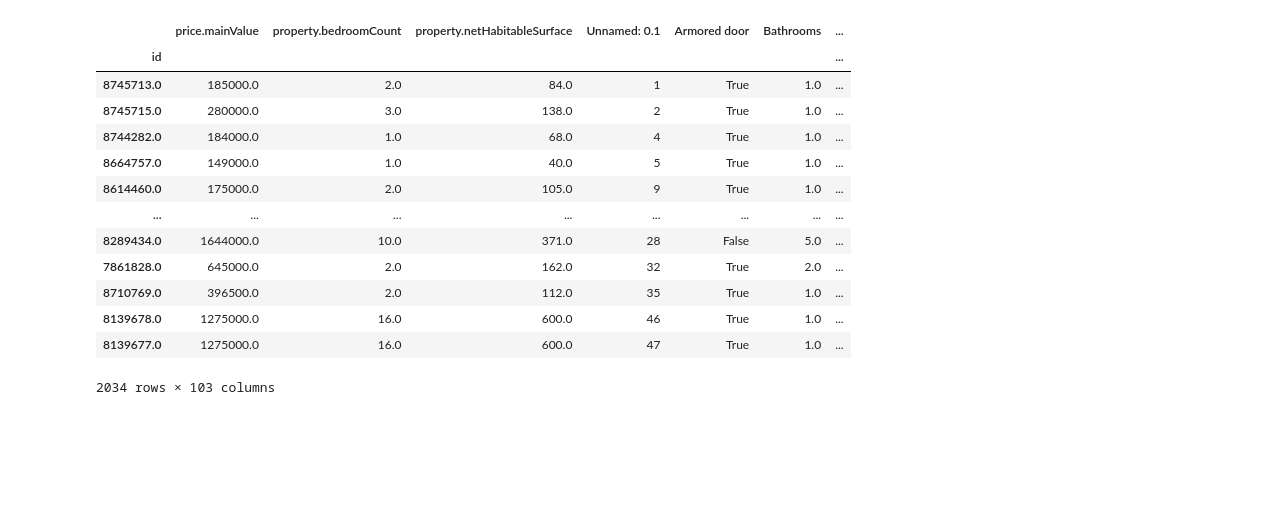
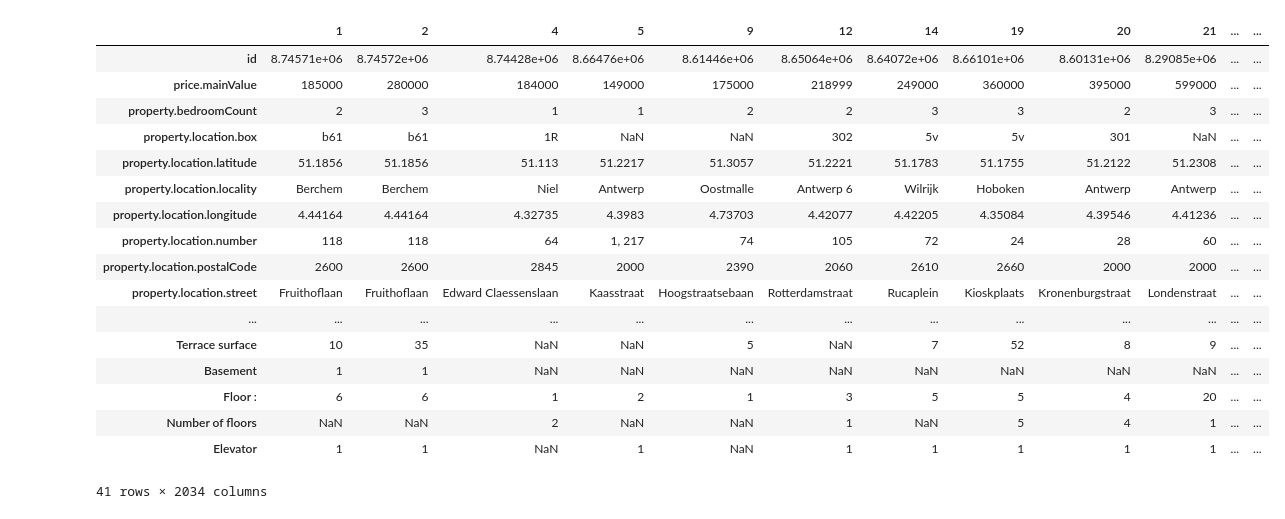
Before and after one commit to JonasHeymans/appartementen, a Jupyter notebook: geo_data.ipynb, the cells around one changed output. Saved outputs shown, nothing was run; the diff lists cells and outputs as text; code cells hidden in the pictures; blank space fills up the shorter version.

```diff
--- a/geo_data.ipynb
+++ b/geo_data.ipynb
@@ -1,20 +1,28 @@
 # %%
 import pandas as pd
 # %%
-df = pd.read_pickle('files/preprosessed.pkl')
+df = pd.read_pickle('files/cleaned.pkl')
 # %%
+
+
+
+df.T
 # %% [output]
-|  | price.mainValue | property.bedroomCount | property.netHabitableSurface | Unnamed: 0.1 | Armored door | Bathrooms | ... |
-| id |  |  |  |  |  |  | ... |
-| 8745713.0 | 185000.0 | 2.0 | 84.0 | 1 | True | 1.0 | ... |
-| 8745715.0 | 280000.0 | 3.0 | 138.0 | 2 | True | 1.0 | ... |
-| 8744282.0 | 184000.0 | 1.0 | 68.0 | 4 | True | 1.0 | ... |
-| 8664757.0 | 149000.0 | 1.0 | 40.0 | 5 | True | 1.0 | ... |
-| 8614460.0 | 175000.0 | 2.0 | 105.0 | 9 | True | 1.0 | ... |
-| ... | ... | ... | ... | ... | ... | ... | ... |
-| 8289434.0 | 1644000.0 | 10.0 | 371.0 | 28 | False | 5.0 | ... |
-| 7861828.0 | 645000.0 | 2.0 | 162.0 | 32 | True | 2.0 | ... |
-| 8710769.0 | 396500.0 | 2.0 | 112.0 | 35 | True | 1.0 | ... |
-| 8139678.0 | 1275000.0 | 16.0 | 600.0 | 46 | True | 1.0 | ... |
-| 8139677.0 | 1275000.0 | 16.0 | 600.0 | 47 | True | 1.0 | ... |
+|  | 1 | 2 | 4 | 5 | 9 | 12 | 14 | 19 | 20 | 21 | ... | ... |
+| id | 8.74571e+06 | 8.74572e+06 | 8.74428e+06 | 8.66476e+06 | 8.61446e+06 | 8.65064e+06 | 8.64072e+06 | 8.66101e+06 | 8.60131e+06 | 8.29085e+06 | ... | ... |
+| price.mainValue | 185000 | 280000 | 184000 | 149000 | 175000 | 218999 | 249000 | 360000 | 395000 | 599000 | ... | ... |
+| property.bedroomCount | 2 | 3 | 1 | 1 | 2 | 2 | 3 | 3 | 2 | 3 | ... | ... |
+| property.location.box | b61 | b61 | 1R | NaN | NaN | 302 | 5v | 5v | 301 | NaN | ... | ... |
+| property.location.latitude | 51.1856 | 51.1856 | 51.113 | 51.2217 | 51.3057 | 51.2221 | 51.1783 | 51.1755 | 51.2122 | 51.2308 | ... | ... |
+| property.location.locality | Berchem | Berchem | Niel | Antwerp | Oostmalle | Antwerp 6 | Wilrijk | Hoboken | Antwerp | Antwerp | ... | ... |
+| property.location.longitude | 4.44164 | 4.44164 | 4.32735 | 4.3983 | 4.73703 | 4.42077 | 4.42205 | 4.35084 | 4.39546 | 4.41236 | ... | ... |
+| property.location.number | 118 | 118 | 64 | 1, 217 | 74 | 105 | 72 | 24 | 28 | 60 | ... | ... |
+| property.location.postalCode | 2600 | 2600 | 2845 | 2000 | 2390 | 2060 | 2610 | 2660 | 2000 | 2000 | ... | ... |
+| property.location.street | Fruithoflaan | Fruithoflaan | Edward Claessenslaan | Kaasstraat | Hoogstraatsebaan | Rotterdamstraat | Rucaplein | Kioskplaats | Kronenburgstraat | Londenstraat | ... | ... |
+| ... | ... | ... | ... | ... | ... | ... | ... | ... | ... | ... | ... | ... |
+| Terrace surface | 10 | 35 | NaN | NaN | 5 | NaN | 7 | 52 | 8 | 9 | ... | ... |
+| Basement | 1 | 1 | NaN | NaN | NaN | NaN | NaN | NaN | NaN | NaN | ... | ... |
+| Floor : | 6 | 6 | 1 | 2 | 1 | 3 | 5 | 5 | 4 | 20 | ... | ... |
+| Number of floors | NaN | NaN | 2 | NaN | NaN | 1 | NaN | 5 | 4 | 1 | ... | ... |
+| Elevator | 1 | 1 | NaN | 1 | NaN | 1 | 1 | 1 | 1 | 1 | ... | ... |
-2034 rows × 103 columns
+41 rows × 2034 columns
```
Also changed, not shown: 1 other file.
